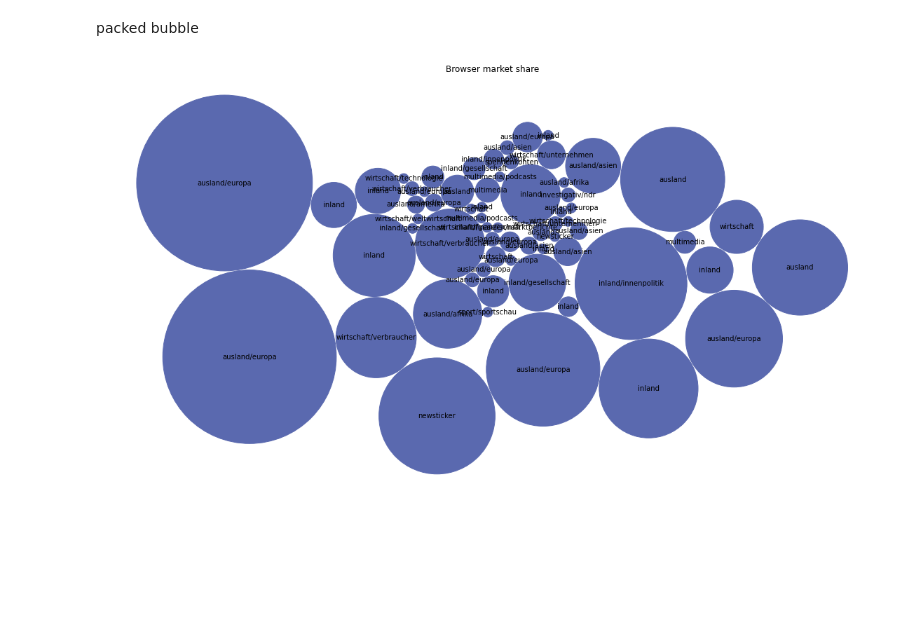
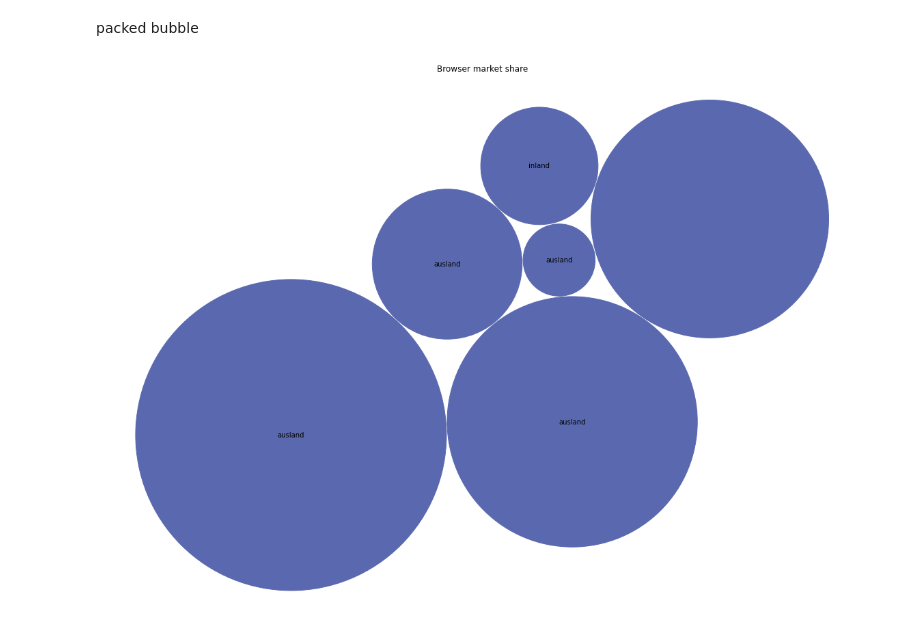
Before and after one commit to emilianscheel/Tagesschau-data-fetching, a Jupyter notebook: visualize/diagram5.ipynb, the cells around one changed output. Saved outputs shown, nothing was run; the diff lists cells and outputs as text; code cells hidden in the pictures; blank space fills up the shorter version.

```diff
--- a/visualize/diagram5.ipynb
+++ b/visualize/diagram5.ipynb
@@ -145,19 +145,19 @@ news = pd.read_json('../data/database.json')
 
 news['color'] = "#5A69AF"
 # %%
-bubble_chart = BubbleChart(area=news['category'].value_counts(),
+bubble_chart = BubbleChart(area=news['ressort'].value_counts(),
                            bubble_spacing=0.1)
 
 bubble_chart.collapse()
 
 fig, ax = plt.subplots(subplot_kw=dict(aspect="equal"), figsize=(20, 20))
 bubble_chart.plot(
-    ax, news['category'], news['color'])
+    ax, news['ressort'], news['color'])
 ax.axis("off")
 ax.relim()
 ax.autoscale_view()
 ax.set_title('Browser market share')
 
 plt.show()
 # %% [output]
-[figure, old version]
+[figure, new version]
```
Also changed, not shown: 7 other files.
